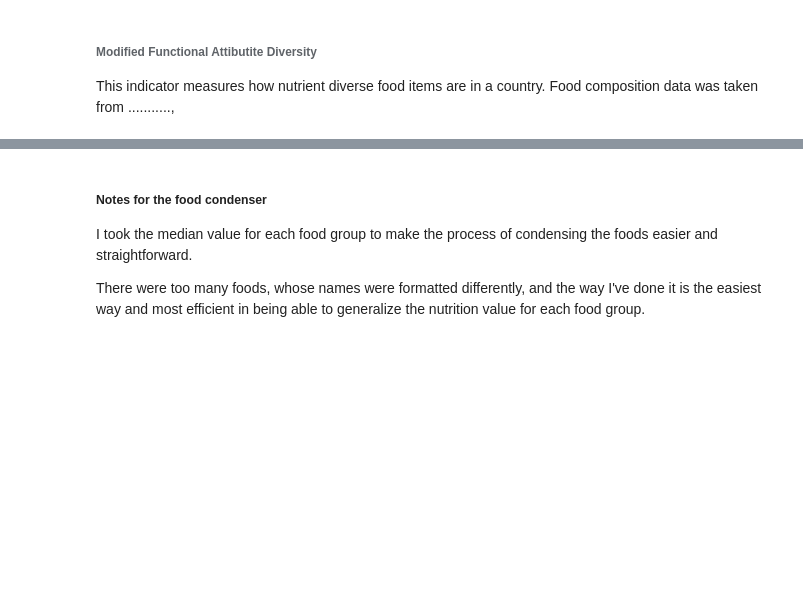
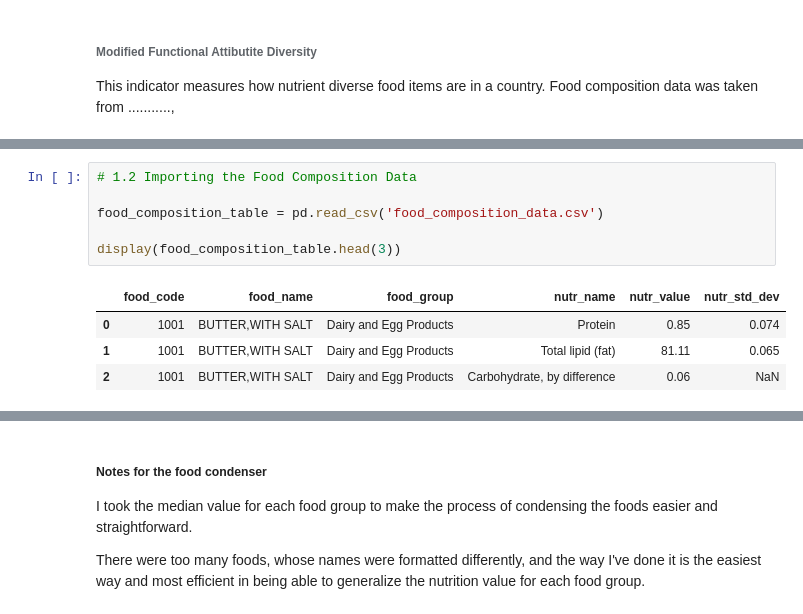
Before and after one commit to DavidMbelwa/thesis, a Jupyter notebook: Materials_and_methods.ipynb, the cells around one changed output, grey strips where cells are left out. Cells and saved outputs as stored; diff of their text form; blank space fills up the shorter version.

```diff
--- a/Materials_and_methods.ipynb
+++ b/Materials_and_methods.ipynb
@@ -1334,0 +1142,11 @@ def food_condenser() :
+# %%
+# 1.2 Importing the Food Composition Data
+
+food_composition_table = pd.read_csv('food_composition_data.csv')
+
+display(food_composition_table.head(3))
+# %% [output]
+|  | food_code | food_name | food_group | nutr_name | nutr_value | nutr_std_dev |
+| 0 | 1001 | BUTTER,WITH SALT | Dairy and Egg Products | Protein | 0.85 | 0.074 |
+| 1 | 1001 | BUTTER,WITH SALT | Dairy and Egg Products | Total lipid (fat) | 81.11 | 0.065 |
+| 2 | 1001 | BUTTER,WITH SALT | Dairy and Egg Products | Carbohydrate, by difference | 0.06 | NaN |
```
Also changed, not shown: parts of 11 cells of this notebook, 4 other files.
